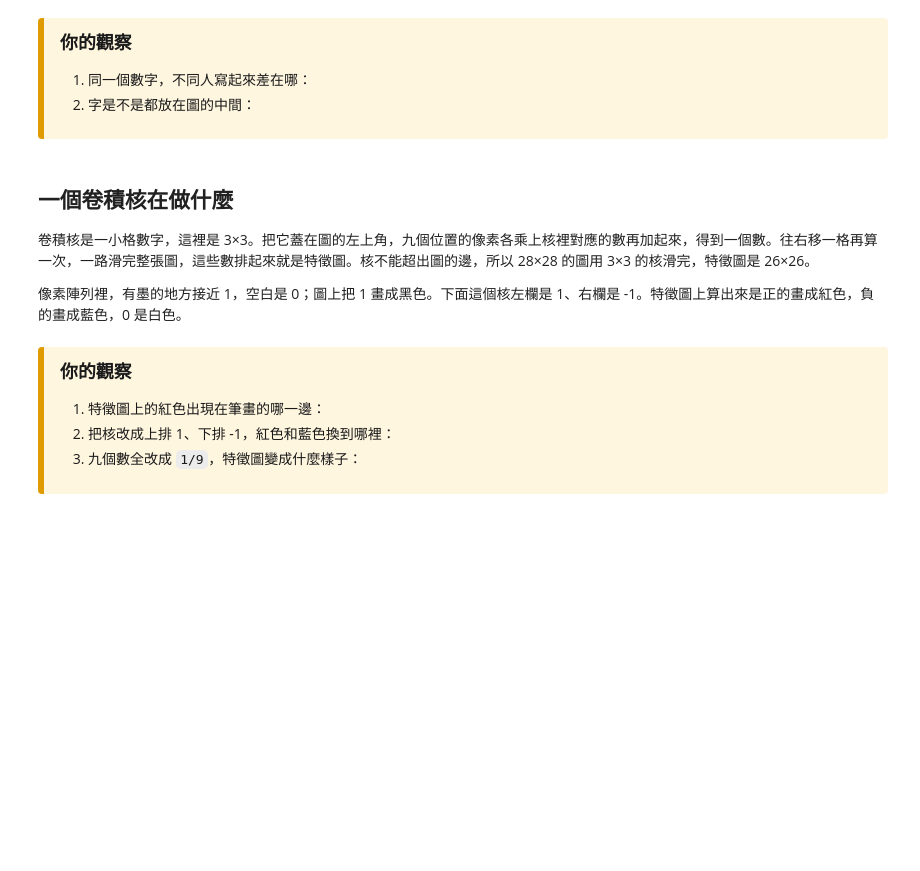
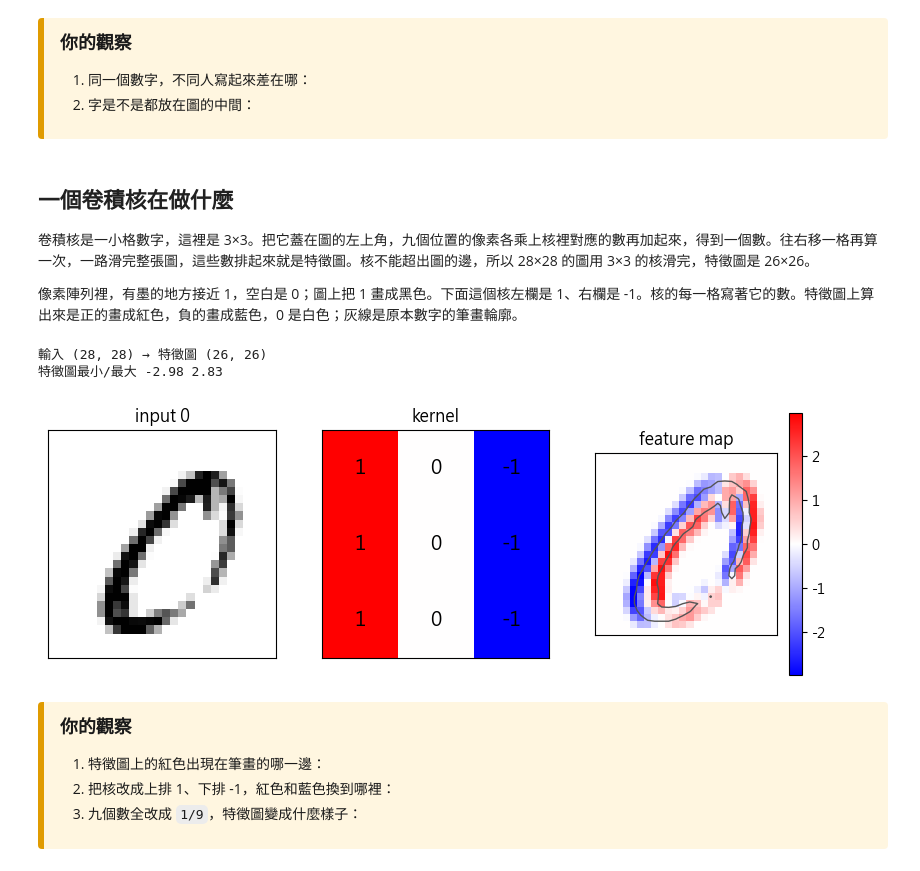
Before and after one commit to mz038197/Machine-Learning-Lab, a Jupyter notebook: convolutional-neural-networks/src/add_convolutional_neural_networks/experiment/卷積神經網路.ipynb, the cells around one changed output. Cells and saved outputs as stored; diff of their text form; code cells hidden in the pictures; blank space fills up the shorter version.

```diff
--- a/convolutional-neural-networks/src/add_convolutional_neural_networks/experiment/卷積神經網路.ipynb
+++ b/convolutional-neural-networks/src/add_convolutional_neural_networks/experiment/卷積神經網路.ipynb
@@ -69,7 +77,7 @@ plt.show()
 
 卷積核是一小格數字，這裡是 3×3。把它蓋在圖的左上角，九個位置的像素各乘上核裡對應的數再加起來，得到一個數。往右移一格再算一次，一路滑完整張圖，這些數排起來就是特徵圖。核不能超出圖的邊，所以 28×28 的圖用 3×3 的核滑完，特徵圖是 26×26。
 
-像素陣列裡，有墨的地方接近 1，空白是 0；圖上把 1 畫成黑色。下面這個核左欄是 1、右欄是 -1。特徵圖上算出來是正的畫成紅色，負的畫成藍色，0 是白色。
+像素陣列裡，有墨的地方接近 1，空白是 0；圖上把 1 畫成黑色。下面這個核左欄是 1、右欄是 -1。核的每一格寫著它的數。特徵圖上算出來是正的畫成紅色，負的畫成藍色，0 是白色；灰線是原本數字的筆畫輪廓。
 # %%
 # 實驗：改 kernel 的九個數，看特徵圖哪裡變紅、哪裡變藍
 kernel = np.array(
@@ -77,33 +85,41 @@ kernel = np.array(
         [1, 0, -1],
         [1, 0, -1],
         [1, 0, -1],
     ],
     dtype="float32",
 )
 
 digit = X_train[0]
 fmap = tf.nn.conv2d(
     digit[None, :, :, None],
     kernel[:, :, None, None],
     strides=1,
     padding="VALID",
 )[0, :, :, 0].numpy()
 print("輸入", digit.shape, "→ 特徵圖", fmap.shape)
 print("特徵圖最小/最大", round(float(fmap.min()), 2), round(float(fmap.max()), 2))
 
 limit = max(abs(float(fmap.min())), abs(float(fmap.max())), 1e-6)
 fig, axes = plt.subplots(1, 3, figsize=(10, 3.4))
 axes[0].imshow(digit, cmap="gray_r")
 axes[0].set_title(f"input {y_train[0]}")
 axes[1].imshow(kernel, cmap="bwr", vmin=-1, vmax=1)
+for (row, col), value in np.ndenumerate(kernel):
+    axes[1].text(col, row, f"{value:.2g}", ha="center", va="center", fontsize=14)
 axes[1].set_title("kernel")
 shade = axes[2].imshow(fmap, cmap="bwr", vmin=-limit, vmax=limit)
+# 特徵圖比輸入少一圈，輸入四邊各裁一格才對得齊
+axes[2].contour(digit[1:-1, 1:-1], levels=[0.5], colors="#555555", linewidths=1)
 axes[2].set_title("feature map")
 for ax in axes:
     ax.set_xticks([])
     ax.set_yticks([])
 fig.colorbar(shade, ax=axes[2])
 plt.show()
+# %% [output]
+輸入 (28, 28) → 特徵圖 (26, 26)
+特徵圖最小/最大 -2.98 2.83
+[figure, added]
 # %% [markdown]
 <div style="background:#fff6e0;border-left:6px solid #e09b00;padding:12px 16px;border-radius:4px;color:#1a1a1a;">
 
```
Also changed, not shown: parts of 4 cells of this notebook, 5 other files.
